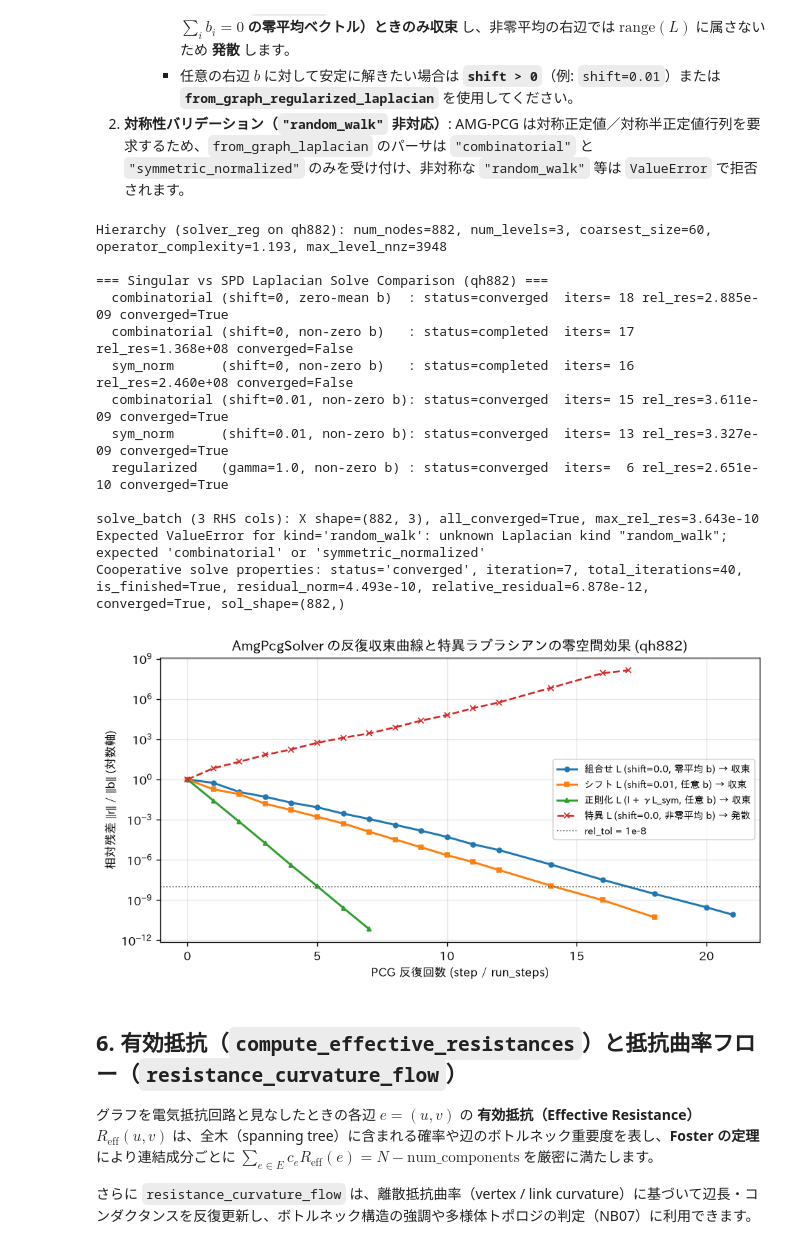
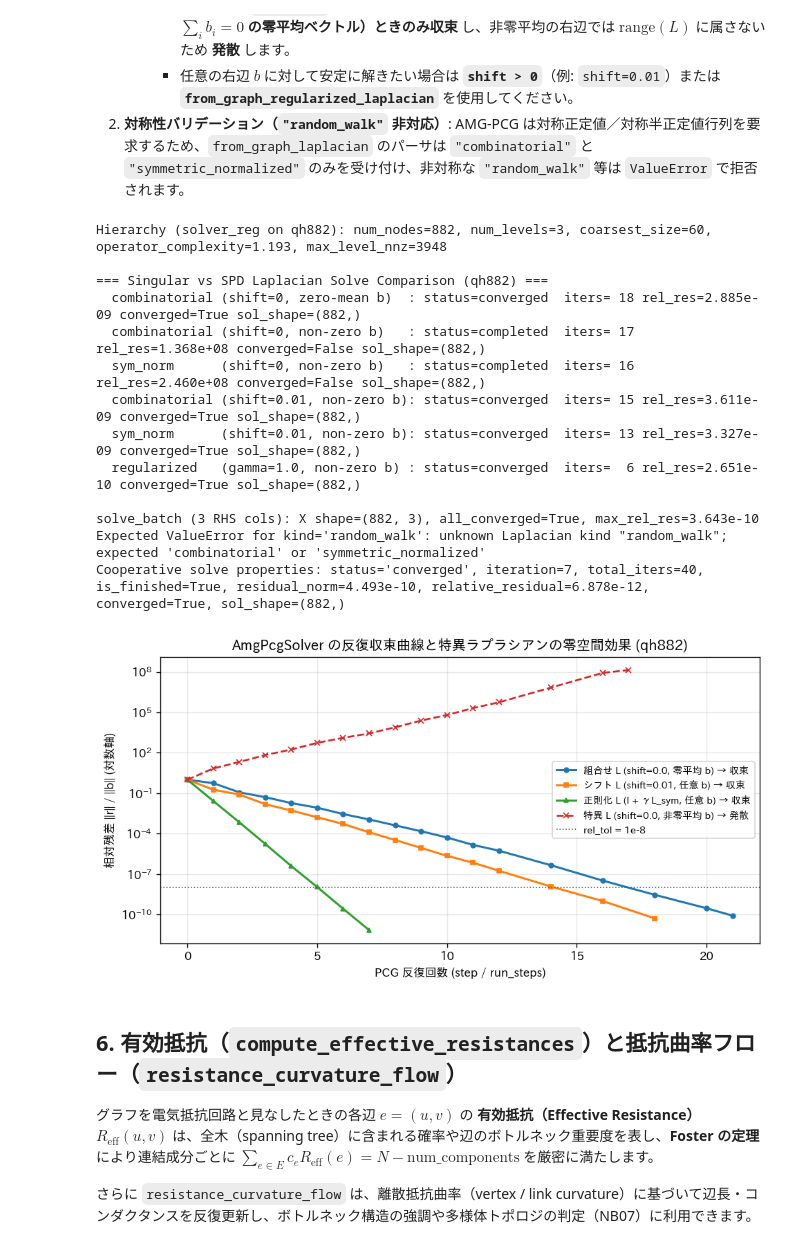
Before and after one commit to likr/egraph-rs, a Jupyter notebook: notebooks/09_spectral_diffusion_and_amg_primitives.ipynb, the cells around one changed output. Drawn from its saved outputs; the diff is of its cells as text; code cells hidden in the pictures.

```diff
--- a/notebooks/09_spectral_diffusion_and_amg_primitives.ipynb
+++ b/notebooks/09_spectral_diffusion_and_amg_primitives.ipynb
@@ -330,31 +331,32 @@ rng = np.random.default_rng(42)
 b_raw = rng.standard_normal(g_qh.num_nodes) + 2.0  # Intentionally non-zero mean
 b_zero_mean = b_raw - b_raw.mean()
 
-x_cz, info_cz = solver_comb.solve(b_zero_mean)
-x_cn, info_cn = solver_comb.solve(b_raw)
-x_ss, info_ss = solver_sym_sing.solve(b_raw)
-x_cs, info_cs = solver_comb_shift.solve(b_raw)
-x_sn, info_sn = solver_sym_shift.solve(b_raw)
-x_rg, info_rg = solver_reg.solve(b_raw)
+res_cz = solver_comb.solve(b_zero_mean)
+res_cn = solver_comb.solve(b_raw)
+res_ss = solver_sym_sing.solve(b_raw)
+res_cs = solver_comb_shift.solve(b_raw)
+res_sn = solver_sym_shift.solve(b_raw)
+res_rg = solver_reg.solve(b_raw)
 
 print("\n=== Singular vs SPD Laplacian Solve Comparison (qh882) ===")
-for lbl, info in [
-    ("combinatorial (shift=0, zero-mean b)  ", info_cz),
-    ("combinatorial (shift=0, non-zero b)   ", info_cn),
-    ("sym_norm      (shift=0, non-zero b)   ", info_ss),
-    ("combinatorial (shift=0.01, non-zero b)", info_cs),
-    ("sym_norm      (shift=0.01, non-zero b)", info_sn),
-    ("regularized   (gamma=1.0, non-zero b) ", info_rg),
+for lbl, res in [
+    ("combinatorial (shift=0, zero-mean b)  ", res_cz),
+    ("combinatorial (shift=0, non-zero b)   ", res_cn),
+    ("sym_norm      (shift=0, non-zero b)   ", res_ss),
+    ("combinatorial (shift=0.01, non-zero b)", res_cs),
+    ("sym_norm      (shift=0.01, non-zero b)", res_sn),
+    ("regularized   (gamma=1.0, non-zero b) ", res_rg),
 ]:
     print(
-        f"  {lbl}: status={info['status']:<10s} iters={info['iterations']:3d} "
-        f"rel_res={info['relative_residual']:.3e} converged={info['converged']}"
+        f"  {lbl}: status={res.status:<10s} iters={res.iterations:3d} "
+        f"rel_res={res.relative_residual:.3e} converged={res.converged} sol_shape={res.solution.shape}"
     )
 
 # 3) Batch solve (solve_batch) & cooperative stepping (start_solve / step / run_steps / run / solution)
 B_batch = rng.standard_normal((g_qh.num_nodes, 3))
-X_batch, batch_info = solver_reg.solve_batch(B_batch)
-print(f"\nsolve_batch (3 RHS cols): X shape={X_batch.shape}, all_converged={batch_info['all_converged']}, max_rel_res={batch_info['max_relative_residual']:.3e}")
+batch_res = solver_reg.solve_batch(B_batch)
+X_batch = batch_res.solutions
+print(f"\nsolve_batch (3 RHS cols): X shape={X_batch.shape}, all_converged={batch_res.all_converged}, max_rel_res={batch_res.max_relative_residual:.3e}")
 
 # Verify 'random_walk' raises ValueError
 try:
@@ -389,41 +391,41 @@ it_rg, rr_rg, s_rg = trace_amg_convergence(eg.AmgPcgSolver.from_graph_regularize
 
 # Inspect all solve-state properties on s_rg
 sol_rg = s_rg.solution()
 print(
     f"Cooperative solve properties: status={s_rg.status!r}, iteration={s_rg.iteration}, "
     f"total_iters={s_rg.total_iterations}, is_finished={s_rg.is_finished}, "
     f"residual_norm={s_rg.residual_norm:.3e}, relative_residual={s_rg.relative_residual:.3e}, "
     f"converged={s_rg.converged}, sol_shape={sol_rg.shape}"
 )
 
 fig, ax = plt.subplots(figsize=(8.2, 4.4))
 ax.semilogy(it_cz, rr_cz, marker="o", markersize=4, linewidth=1.8, label="組合せ L (shift=0.0, 零平均 b) → 収束")
 ax.semilogy(it_cs, rr_cs, marker="s", markersize=4, linewidth=1.8, label="シフト L (shift=0.01, 任意 b) → 収束")
 ax.semilogy(it_rg, rr_rg, marker="^", markersize=4, linewidth=1.8, label="正則化 L (I + γL_sym, 任意 b) → 収束")
 ax.semilogy(it_cn, rr_cn, marker="x", markersize=5, linewidth=1.6, linestyle="--", color="#d62728", label="特異 L (shift=0.0, 非零平均 b) → 発散")
 ax.axhline(1e-8, color="#555555", linestyle=":", linewidth=1.0, label="rel_tol = 1e-8")
 ax.set_xlabel("PCG 反復回数 (step / run_steps)")
 ax.set_ylabel("相対残差 ||r|| / ||b|| (対数軸)")
 ax.set_title("AmgPcgSolver の反復収束曲線と特異ラプラシアンの零空間効果 (qh882)")
 ax.grid(True, which="both", alpha=0.3)
 ax.legend(fontsize=8.5, loc="best")
 plt.tight_layout()
 plt.show()
 # %% [output]
 Hierarchy (solver_reg on qh882): num_nodes=882, num_levels=3, coarsest_size=60, operator_complexity=1.193, max_level_nnz=3948
 
 === Singular vs SPD Laplacian Solve Comparison (qh882) ===
-  combinatorial (shift=0, zero-mean b)  : status=converged  iters= 18 rel_res=2.885e-09 converged=True
-  combinatorial (shift=0, non-zero b)   : status=completed  iters= 17 rel_res=1.368e+08 converged=False
-  sym_norm      (shift=0, non-zero b)   : status=completed  iters= 16 rel_res=2.460e+08 converged=False
-  combinatorial (shift=0.01, non-zero b): status=converged  iters= 15 rel_res=3.611e-09 converged=True
-  sym_norm      (shift=0.01, non-zero b): status=converged  iters= 13 rel_res=3.327e-09 converged=True
-  regularized   (gamma=1.0, non-zero b) : status=converged  iters=  6 rel_res=2.651e-10 converged=True
+  combinatorial (shift=0, zero-mean b)  : status=converged  iters= 18 rel_res=2.885e-09 converged=True sol_shape=(882,)
+  combinatorial (shift=0, non-zero b)   : status=completed  iters= 17 rel_res=1.368e+08 converged=False sol_shape=(882,)
+  sym_norm      (shift=0, non-zero b)   : status=completed  iters= 16 rel_res=2.460e+08 converged=False sol_shape=(882,)
+  combinatorial (shift=0.01, non-zero b): status=converged  iters= 15 rel_res=3.611e-09 converged=True sol_shape=(882,)
+  sym_norm      (shift=0.01, non-zero b): status=converged  iters= 13 rel_res=3.327e-09 converged=True sol_shape=(882,)
+  regularized   (gamma=1.0, non-zero b) : status=converged  iters=  6 rel_res=2.651e-10 converged=True sol_shape=(882,)
 
 solve_batch (3 RHS cols): X shape=(882, 3), all_converged=True, max_rel_res=3.643e-10
 Expected ValueError for kind='random_walk': unknown Laplacian kind "random_walk"; expected 'combinatorial' or 'symmetric_normalized'
-Cooperative solve properties: status='converged', iteration=7, total_iterations=40, is_finished=True, residual_norm=4.493e-10, relative_residual=6.878e-12, converged=True, sol_shape=(882,)
+Cooperative solve properties: status='converged', iteration=7, total_iters=40, is_finished=True, residual_norm=4.493e-10, relative_residual=6.878e-12, converged=True, sol_shape=(882,)
-[figure, old version]
+[figure, new version]
 # %% [markdown]
 ## 6. 有効抵抗（`compute_effective_resistances`）と抵抗曲率フロー（`resistance_curvature_flow`）
 
```
Also changed, not shown: parts of 4 cells of this notebook, 8 other files.
